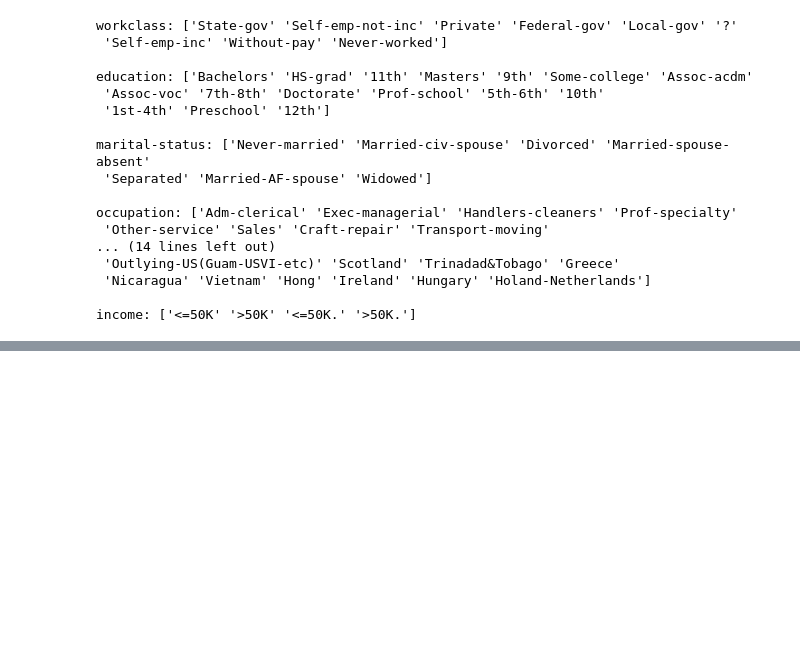
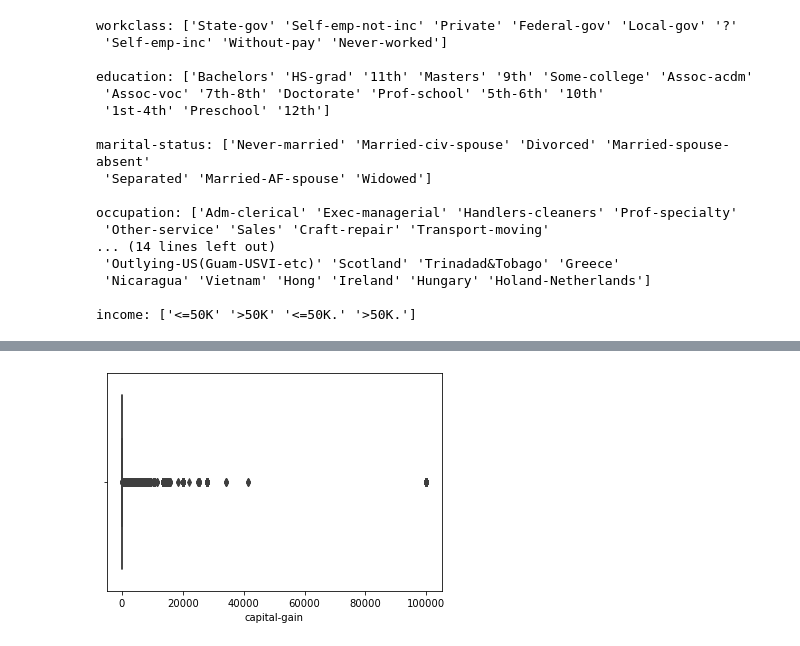
Before and after one commit to Sodiqlef/DecisionTree-income-predictor, a Jupyter notebook: Untitled.ipynb, the cells around one changed output, grey strips where cells are left out. Saved outputs shown, nothing was run; the diff lists cells and outputs as text; code cells hidden in the pictures; blank space fills up the shorter version.

```diff
--- a/Untitled.ipynb
+++ b/Untitled.ipynb
@@ -177,0 +238,5 @@ income: ['<=50K' '>50K' '<=50K.' '>50K.']
+# %%
+#check outlier in capital-gain
+sns.boxplot(x = df["capital-gain"]);
+# %% [output]
+[figure, added]
```
Also changed, not shown: parts of 26 cells of this notebook.
